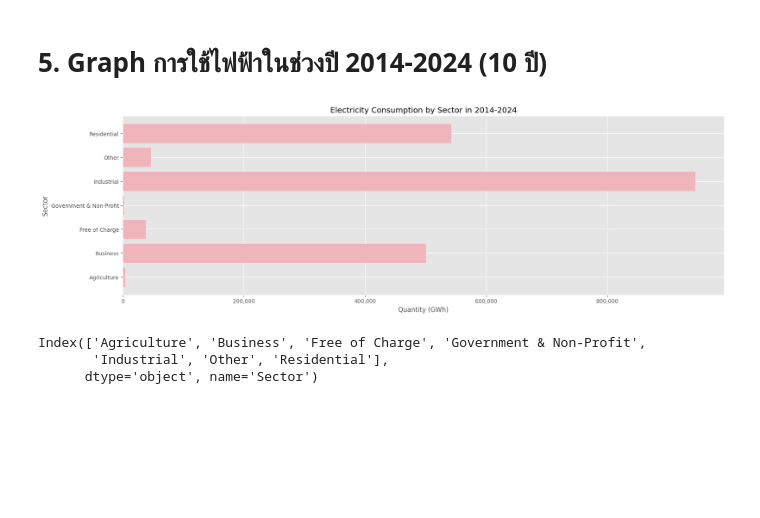
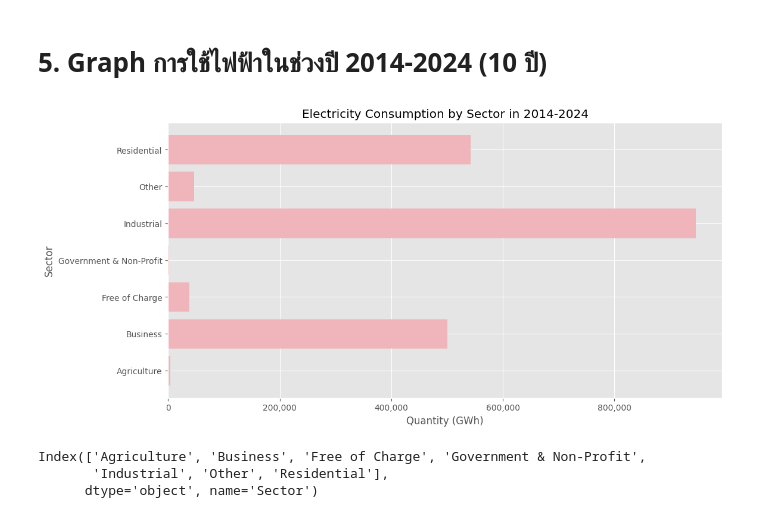
Before and after one commit to immiesp/DADS5001_miniproject, a Jupyter notebook: Mini_Project_DADS5001.ipynb, the cells around one changed output. Cells and saved outputs as stored; diff of their text form; code cells hidden in the pictures; blank space fills up the shorter version.

```diff
--- a/Mini_Project_DADS5001.ipynb
+++ b/Mini_Project_DADS5001.ipynb
@@ -606,20 +606,20 @@ plt.show()
 # %%
 # รวม Quantity ของแต่ละ Sector ในปี 2014
 quantity_by_sector = df_consumption_filtered.groupby('Sector')['Quantity'].sum()
 
 # สร้างกราฟแท่งแนวนอน
-plt.figure(figsize=(20, 6))
+plt.figure(figsize=(12, 6))
 bars = plt.barh(quantity_by_sector.index, quantity_by_sector.values, color='#f0b5bb')
 
 
 plt.xlabel('Quantity (GWh)')
 plt.ylabel('Sector')
 plt.title('Electricity Consumption by Sector in 2014-2024')
 plt.gca().xaxis.set_major_formatter(mtick.StrMethodFormatter('{x:,.0f}'))
 plt.savefig("Figure6.png", dpi=300)
 plt.show()
 # %% [output]
-[figure, old version]
+[figure, new version]
 # %%
 # รวม Quantity ของแต่ละ Sector ในแต่ละปี
 quantity_by_sector_year = df_consumption_filtered.groupby(['Year', 'Sector'])['Quantity'].sum().unstack()
```
Also changed, not shown: parts of 3 cells of this notebook.
